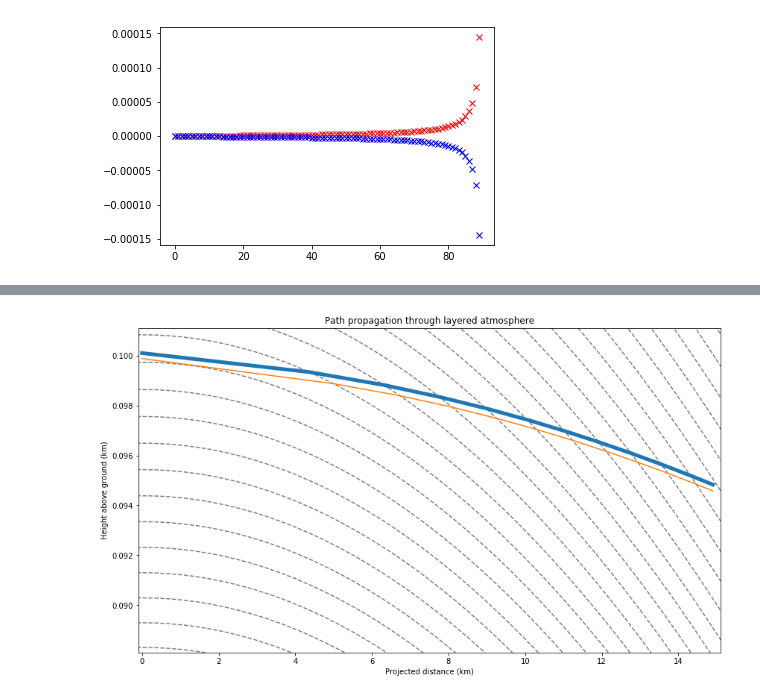
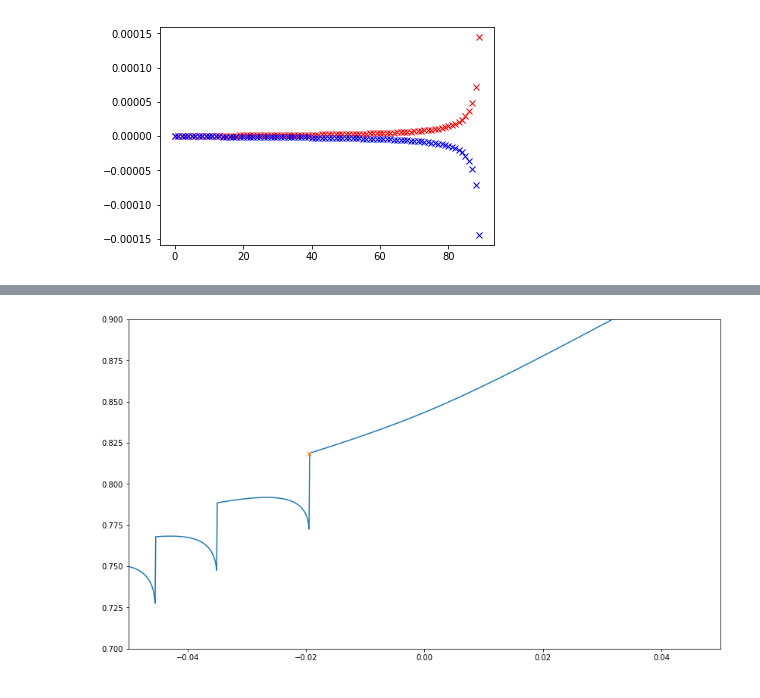
Before and after one commit to bwinkel/pycraf, a Jupyter notebook: notebooks/tmp.ipynb, the cells around one changed output, grey strips where cells are left out. Drawn from its saved outputs; the diff is of its cells as text; code cells hidden in the pictures.

```diff
--- a/notebooks/tmp.ipynb
+++ b/notebooks/tmp.ipynb
@@ -85,0 +92,8 @@ plt.show()
+# %%
+obs_alt_m = 100.1
+target_alt_m = 810
+arc_length = 1.
+elev_final, h_final = atm.atm._find_elevation(
+    2., obs_alt_m / 1000, target_alt_m / 1000, arc_length,
+    radii, heights, ref_index, niter=150, interval=25,
+    )
@@ -86,11 +104,15 @@ plt.show()
+# %%
+fig = plt.figure(figsize=(14, 8))
+plt.plot(elevations, h_ends, '-')
+plt.plot(elev_final, h_final, 'x')
+plt.xlim((-0.05, 0.05))
+plt.ylim((0.7, 0.9))
+plt.show()
+# %% [output]
+[figure, added]
 # %%
-obs_alt = 100.1
-target_alt = 112.
-earth_radius = 6371.
-layer_angles = np.linspace(-0.001, 0.02, 361)
-
-deltas = 0.0001 * np.exp(np.arange(900) / 100.)
-heights = np.cumsum(np.hstack([0., deltas]))
+obs_alt_m = 100.1
+target_alt_m = 112.
 
 plt.close()
 fig = plt.figure(figsize=(14, 8))
@@ -99,8 +121,8 @@ for r in earth_radius + heights:
 
 # for elevation in np.linspace(-0.04, -0.01, 21):
 for elevation in [-0.01]:
-    path_params, _, _, _ = atm.atm._prepare_path(
-        elevation, obs_alt, atm.profile_highlat_winter,
+    path_params, _, _ = atm.atm._prepare_path(
+        elevation, obs_alt_m / 1000., radii, heights, ref_index,
         max_arc_length=0.134,
         # max_path_length=15.,
         )
@@ -108,9 +130,9 @@ for elevation in [-0.01]:
 
     # backpropagation
     elevation_r = 90 - (180. - np.degrees(path_params.alpha_n[-1]))
-    target_alt_r = path_params.h_n[-1] * 1000
-    path_params_r, _, _, _ = atm.atm._prepare_path(
-        elevation_r, target_alt, atm.profile_highlat_winter,
+    target_alt_r = path_params.h_n[-1]
+    path_params_r, _, _ = atm.atm._prepare_path(
+        elevation_r, target_alt_r, radii, heights, ref_index,
         max_arc_length=0.134,
         # max_path_length=15.,
         )
@@ -124,14 +146,12 @@ for elevation in [-0.01]:
     plt.plot(x_n_r, y_n_r - earth_radius, '-')
 
 plt.xlim((-0.1, 15.1))
-plt.ylim(((obs_alt - 12) / 1000, (obs_alt + 1) / 1000))
+plt.ylim(((obs_alt_m - 12) / 1000, (obs_alt_m + 1) / 1000))
 
 plt.title('Path propagation through layered atmosphere')
 plt.xlabel('Projected distance (km)')
 plt.ylabel('Height above ground (km)')
 # plt.savefig('/tmp/path_prop.jpg', dpi=300)
 plt.show()
-# %% [output]
-[figure, removed]
 # %%
 obs_alt_r
```
Also changed, not shown: parts of 8 cells of this notebook, 2 other files.
